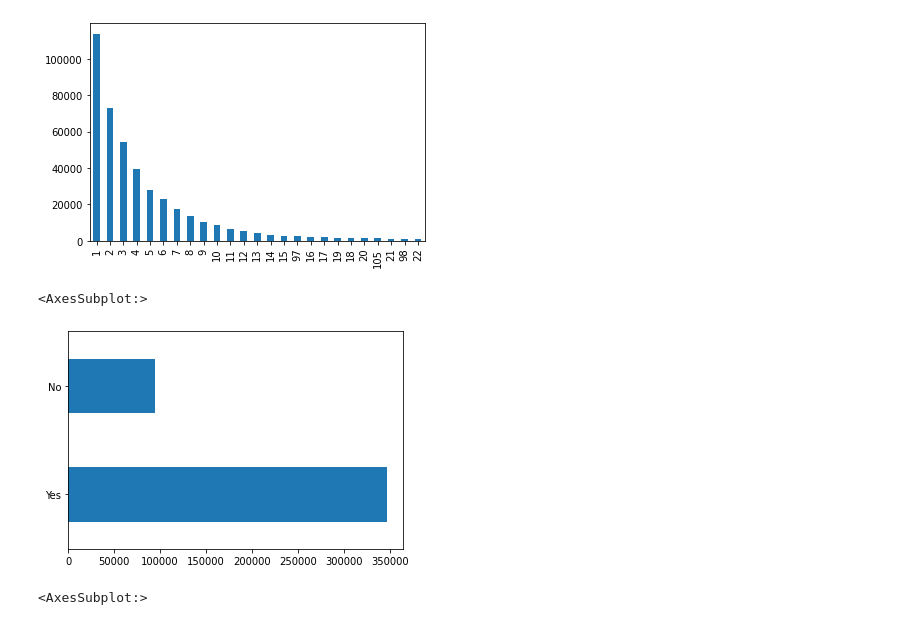
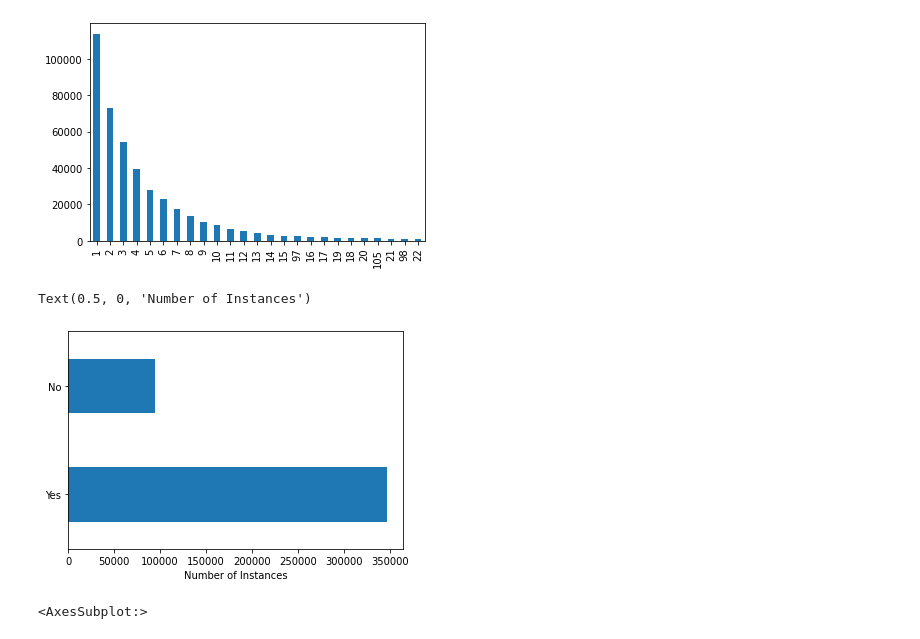
Before and after one commit to Alana11111/CIND820-Capstone-Project-Government-Supplier-Prediction-Project, a Jupyter notebook: CIND820 Capstone Project_Government Supplier Prediction Project.ipynb, the cells around one changed output. Drawn from its saved outputs; the diff is of its cells as text; code cells hidden in the pictures.

```diff
--- a/CIND820 Capstone Project_Government Supplier Prediction Project.ipynb
+++ b/CIND820 Capstone Project_Government Supplier Prediction Project.ipynb
@@ -312,9 +312,10 @@ recordNo.plot(kind = 'bar')
 [figure]
 # %%
 contractHistory['competitive-tender_en'].value_counts().plot(kind = 'barh')
+plt.xlabel('Number of Instances')
 # %% [output]
-<AxesSubplot:>
+Text(0.5, 0, 'Number of Instances')
-[figure, old version]
+[figure, new version]
 # %%
 contractHistory['solicitation-procedure-description_en'].value_counts().plot(kind = 'barh')
 # %% [output]
```
Also changed, not shown: parts of 137 cells of this notebook, 6 other files.
